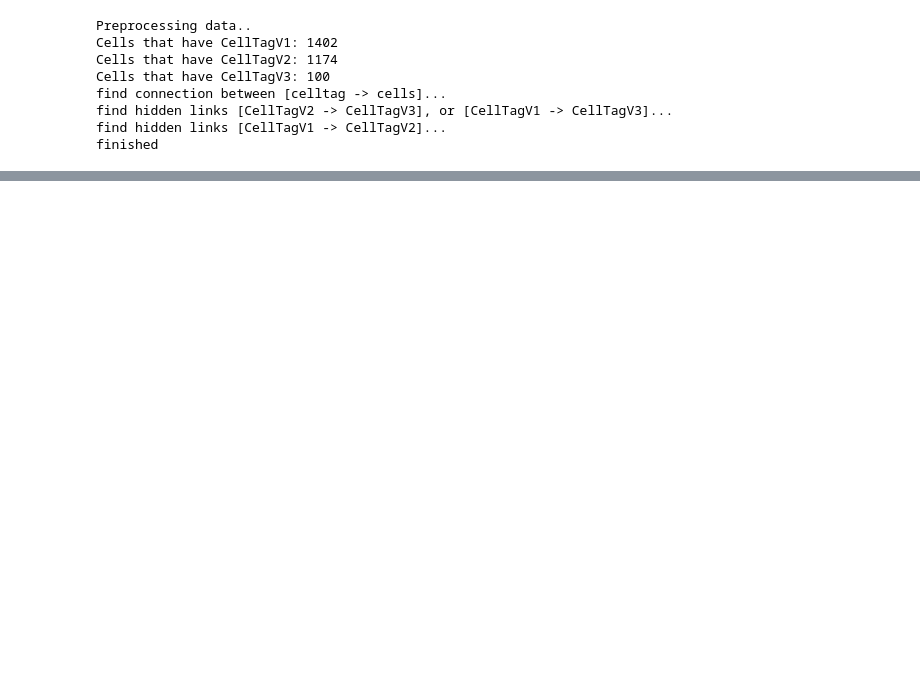
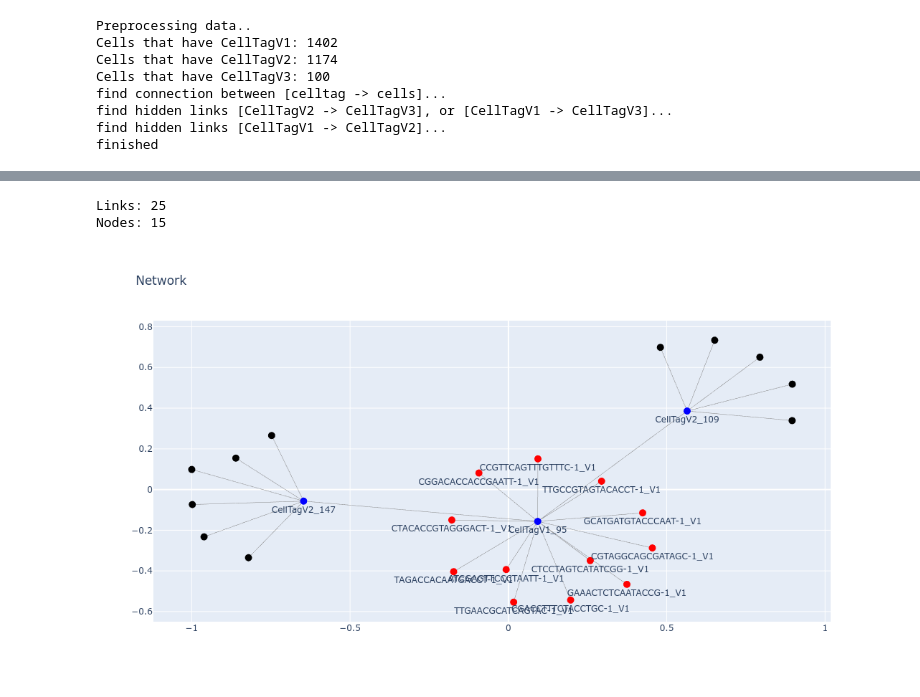
Before and after one commit to Kaveh8/CellTaggingWorkflow_Python, a Jupyter notebook: cell_tagging_workflow.ipynb, the cells around one changed output, grey strips where cells are left out. Saved outputs shown, nothing was run; the diff lists cells and outputs as text; code cells hidden in the pictures; blank space fills up the shorter version.

```diff
--- a/cell_tagging_workflow.ipynb
+++ b/cell_tagging_workflow.ipynb
@@ -157,6 +176,6 @@ celltag_data
 # %%
 link_list = ct.convert_cell_tag_matrix_to_link_list(celltag_data)
-nodes = ct.get_nodes_from_link_list(link_list)
+all_nodes = ct.get_nodes_from_link_list(link_list)
 # %% [output]
 Preprocessing data..
 Cells that have CellTagV1: 1402
@@ -184,0 +188,77 @@ link_list
+# %%
+ref_nodes = ["CellTagV1_95"]
+sub_links, sub_nodes = ct.get_subnet(ref_nodes, link_list, all_nodes)
+print("Links:", sub_links.shape[0], "\nNodes:",sub_nodes.shape[0])
+# %% [output]
+Links: 25
+Nodes: 15
+# %%
+G = nx.Graph()
+G.add_nodes_from(sub_nodes['nodes'])
+edges = [(row['source'], row['target']) for index, row in sub_links.iterrows()]
+G.add_edges_from(edges)
+
+# Define the layout of the graph
+layout = go.Layout(
+    title="Network",
+    showlegend=False,
+    hovermode='closest',
+    width=800,
+    height=600
+)
+
+plotly_graph = nx.spring_layout(G)
+
+# Create node positions
+node_x = []
+node_y = []
+for node in plotly_graph:
+    x, y = plotly_graph[node]
+    node_x.append(x)
+    node_y.append(y)
+
+color_mapping = {
+    'cell': 'red',
+    'clone': 'blue',
+}
+node_colors = [color_mapping.get(category, 'gray') for category in sub_nodes['type']]
+
+node_trace = go.Scatter(
+    x=node_x,
+    y=node_y,
+    mode='markers+text',  # Add 'text' mode to display labels
+    #"hoverinfo='text',
+    text=sub_nodes['nodes'],  # Set the labels to node names
+    textposition='bottom center',  # Adjust the label position
+    marker=dict(
+        showscale=False,
+        color=node_colors,
+        size=10
+    )
+)
+
+edge_x = []
+edge_y = []
+for edge in G.edges():
+    x0, y0 = plotly_graph[edge[0]]
+    x1, y1 = plotly_graph[edge[1]]
+    edge_x.append(x0)
+    edge_x.append(x1)
+    edge_x.append(None)
+    edge_y.append(y0)
+    edge_y.append(y1)
+    edge_y.append(None)
+
+edge_trace = go.Scatter(
+    x=edge_x,
+    y=edge_y,
+    line=dict(width=0.5, color='#888'),
+    hoverinfo='none',
+    mode='lines'
+)
+
+fig = go.Figure(data=[edge_trace, node_trace], layout=layout)
+
+iplot(fig)
+# %% [output]
+[figure, added]
```
Also changed, not shown: parts of 6 cells of this notebook, 2 other files.
